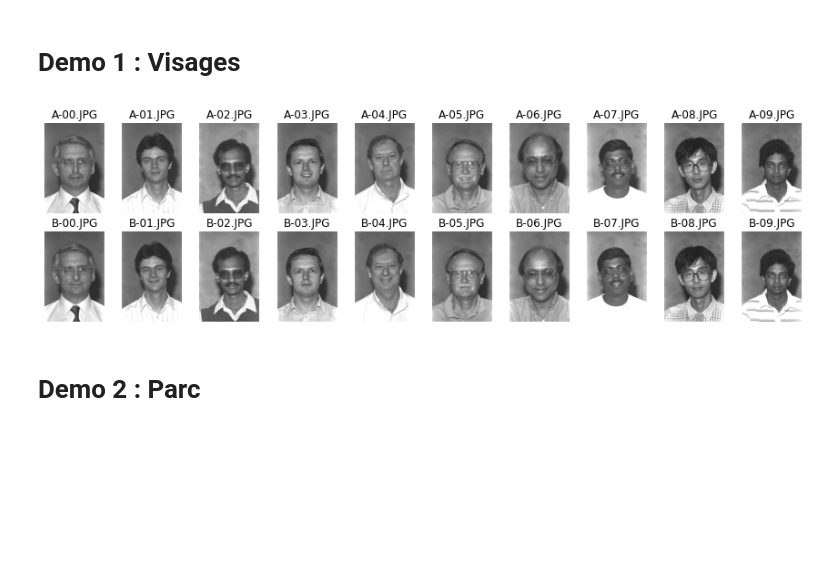
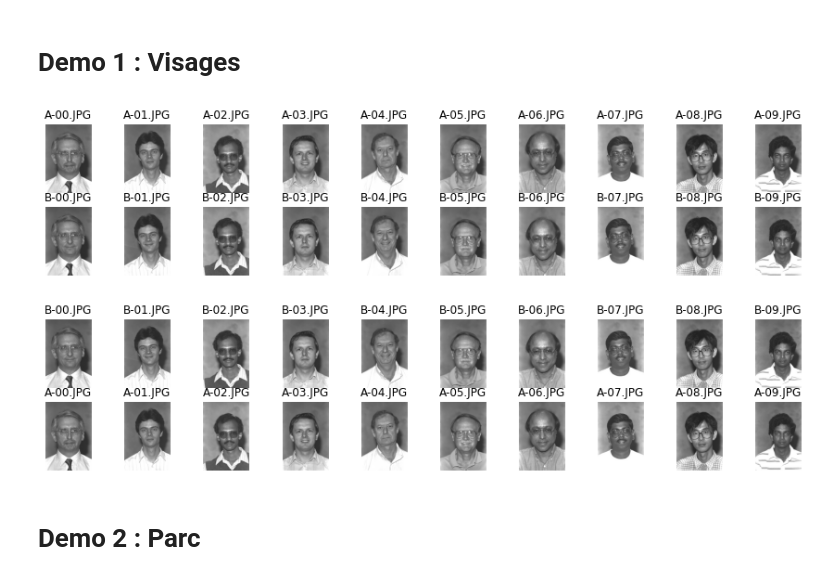
Before and after one commit to liamaltarac/SYS809_Feature_Matching, a Jupyter notebook: image_matching_sift.ipynb, the cells around one changed output. Cells and saved outputs as stored; diff of their text form; code cells hidden in the pictures; blank space fills up the shorter version.

```diff
--- a/image_matching_sift.ipynb
+++ b/image_matching_sift.ipynb
@@ -69,34 +67,57 @@ def match_image(img_path, img_set):
 # %%
 img_dir = './SYS809_projet2022_sequences2'
 img_list_A = [os.path.join(img_dir, f ) for f in listdir(img_dir) if f.startswith("visagesA")]
 img_list_B = [os.path.join(img_dir, f ) for f in listdir(img_dir) if f.startswith("visagesB")]
 
 
-fig, ax = plt.subplots(2, len(img_list_A), figsize=(15, 4))
+fig, ax = plt.subplots(2, len(img_list_A), figsize=(15, 3))
 
 
 for i, img in enumerate(img_list_A):
     #fig, axes = plt.subplots(nrows=2, ncols=len(img_list_A))
     #fig.tight_layout() # Or equivalently,  "plt.tight_layout()"
 
     im_A = image.imread(img)
     name_A = os.path.basename(img)
     ax[0][i].imshow(im_A)
     ax[0][i].set_title(name_A[-8:])
     ax[0][i].get_yaxis().set_visible(False)
     ax[0][i].axis('off')
 
     im_match = match_image(img, img_list_B )[0][0]
     name_match = os.path.basename(im_match)
     im_match =  image.imread(im_match)
     ax[1][i].imshow(im_match)
     ax[1][i].set_title(name_match[-8:])
     #ax[1][i].get_yaxis().set_visible(False)
     ax[1][i].axis('off')
 
 fig.subplots_adjust(wspace=0.2, hspace=0.2)
+
+fig, ax = plt.subplots(2, len(img_list_B), figsize=(15, 3))
+for i, img in enumerate(img_list_B):
+    #fig, axes = plt.subplots(nrows=2, ncols=len(img_list_A))
+    #fig.tight_layout() # Or equivalently,  "plt.tight_layout()"
+
+    im_B = image.imread(img)
+    name_B = os.path.basename(img)
+    ax[0][i].imshow(im_B)
+    ax[0][i].set_title(name_B[-8:])
+    ax[0][i].get_yaxis().set_visible(False)
+    ax[0][i].axis('off')
+
+    im_match = match_image(img, img_list_A )[0][0]
+    name_match = os.path.basename(im_match)
+    im_match =  image.imread(im_match)
+    ax[1][i].imshow(im_match)
+    ax[1][i].set_title(name_match[-8:])
+    #ax[1][i].get_yaxis().set_visible(False)
+    ax[1][i].axis('off')
+
+fig.subplots_adjust(wspace=0.2, hspace=0.2)
 # %% [output]
-[figure, old version]
+[figure, new version]
+[figure, added]
 # %% [markdown]
 # Demo 2 : Parc
 # %%
```
Also changed, not shown: parts of 9 cells of this notebook, 20 other files.
